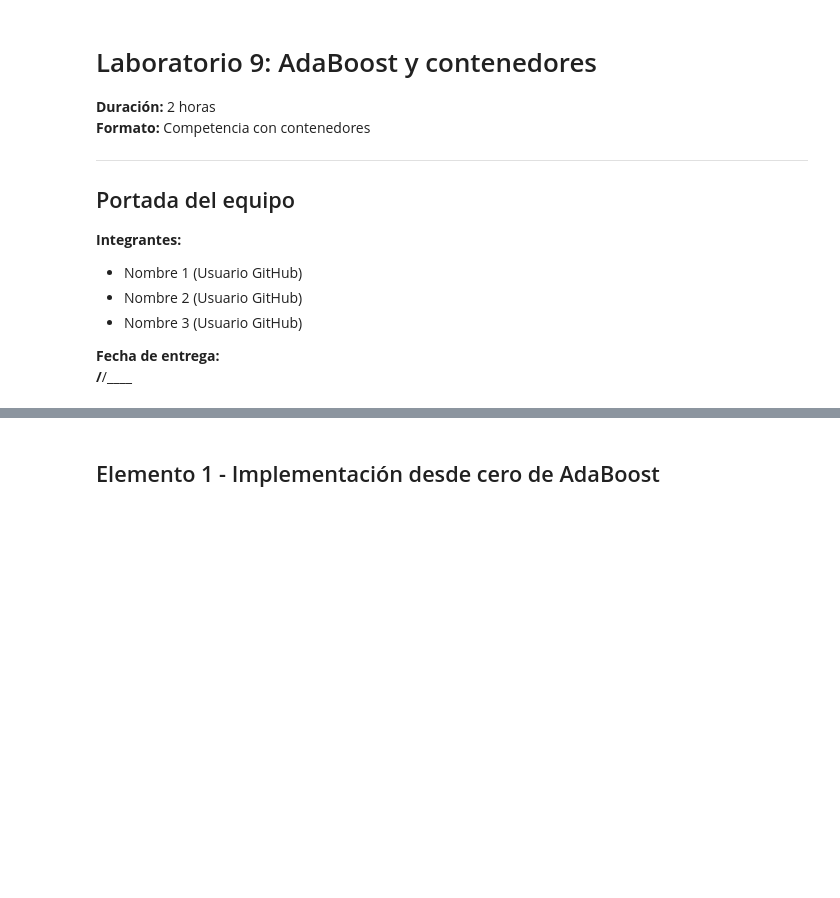
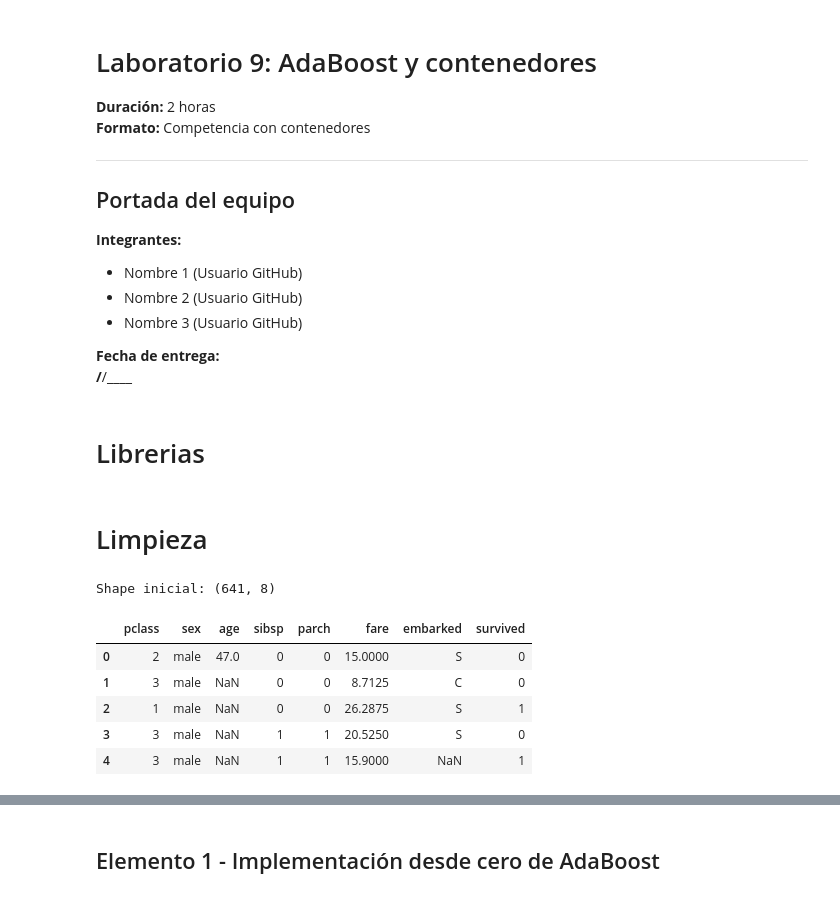
Before and after one commit to Eickyair/macbuntu, a Jupyter notebook: notebooks/nb_template.ipynb, the cells around one changed output, grey strips where cells are left out. Saved outputs shown, nothing was run; the diff lists cells and outputs as text; code cells hidden in the pictures; blank space fills up the shorter version.

```diff
--- a/notebooks/nb_template.ipynb
+++ b/notebooks/nb_template.ipynb
@@ -16,3 +16,5 @@
 
 **Fecha de entrega:**
 __/__/____
+# %% [markdown]
+# Librerias
@@ -18,0 +32,16 @@ __/__/____
+# %% [markdown]
+# Limpieza
+# %%
+BASE_PATH = os.getcwd()
+CSV_PATH = os.path.join(BASE_PATH, "train_set.csv")
+df = pd.read_csv(CSV_PATH)
+print(f"Shape inicial: {df.shape}")
+df.head()
+# %% [output]
+Shape inicial: (641, 8)
+|  | pclass | sex | age | sibsp | parch | fare | embarked | survived |
+| 0 | 2 | male | 47.0 | 0 | 0 | 15.0000 | S | 0 |
+| 1 | 3 | male | NaN | 0 | 0 | 8.7125 | C | 0 |
+| 2 | 1 | male | NaN | 0 | 0 | 26.2875 | S | 1 |
+| 3 | 3 | male | NaN | 1 | 1 | 20.5250 | S | 0 |
+| 4 | 3 | male | NaN | 1 | 1 | 15.9000 | NaN | 1 |
```
Also changed, not shown: parts of 15 cells of this notebook, 2 other files.
